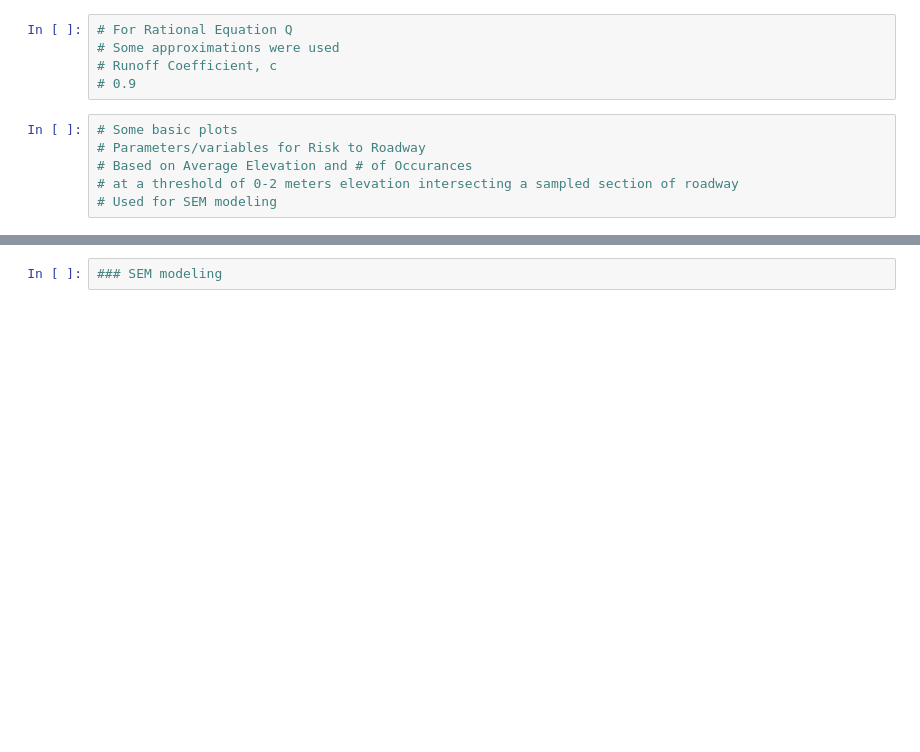
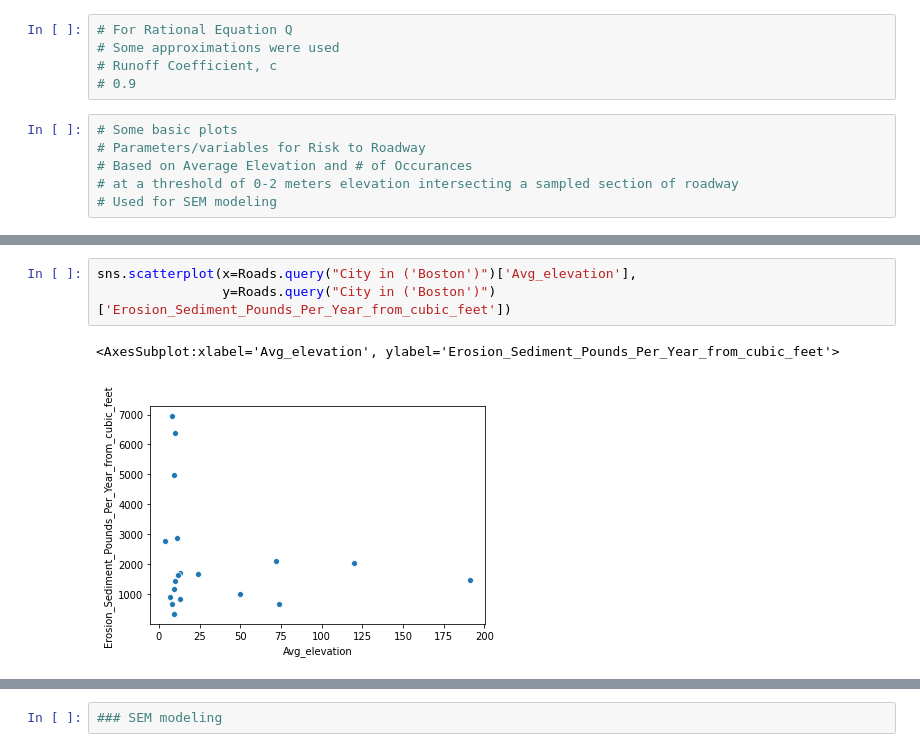
Before and after one commit to zachthelegend/SEM_flood_risk_roadways_data_analysis, a Jupyter notebook: SEM_flood_risk_roadways_data_analysis.ipynb, the cells around one changed output, grey strips where cells are left out. Drawn from its saved outputs; the diff is of its cells as text; blank space fills up the shorter version.

```diff
--- a/SEM_flood_risk_roadways_data_analysis.ipynb
+++ b/SEM_flood_risk_roadways_data_analysis.ipynb
@@ -266,0 +189,6 @@ plot = sns.pairplot(df[:7], hue="Road")
+# %%
+sns.scatterplot(x=Roads.query("City in ('Boston')")['Avg_elevation'],
+                y=Roads.query("City in ('Boston')")['Erosion_Sediment_Pounds_Per_Year_from_cubic_feet'])
+# %% [output]
+<AxesSubplot:xlabel='Avg_elevation', ylabel='Erosion_Sediment_Pounds_Per_Year_from_cubic_feet'>
+[figure, added]
```
Also changed, not shown: parts of 111 cells of this notebook.
